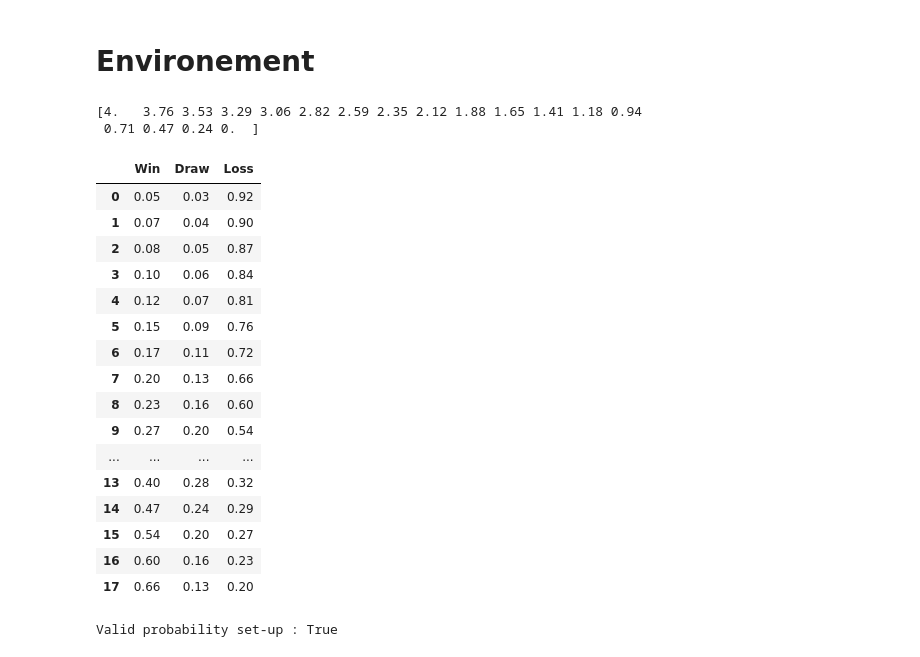
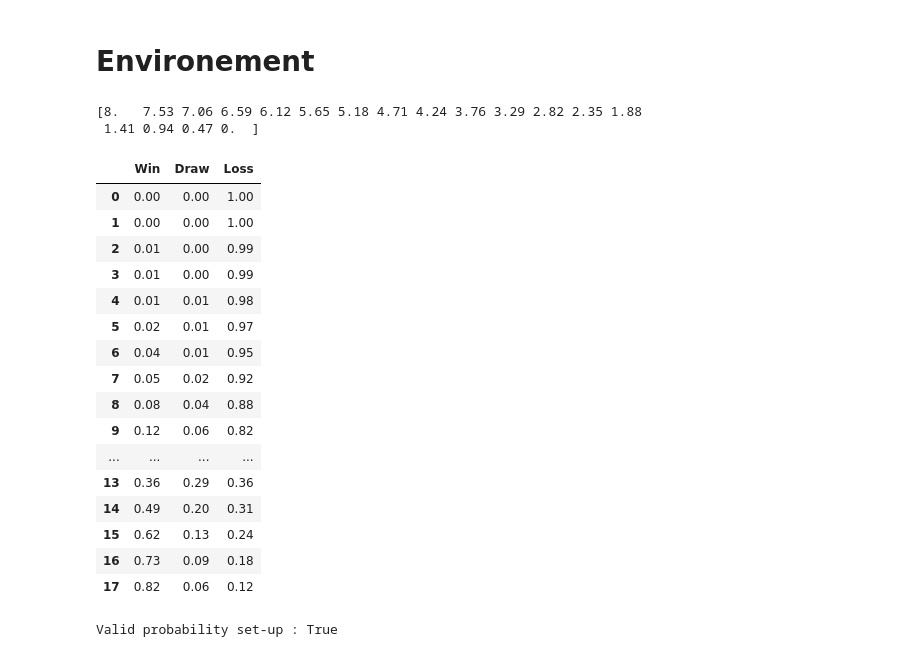
Before and after one commit to arnaud-odet/RL, a Jupyter notebook: notebooks/swiss_round.ipynb, the cells around one changed output. Drawn from its saved outputs; the diff is of its cells as text; code cells hidden in the pictures.

```diff
--- a/notebooks/swiss_round.ipynb
+++ b/notebooks/swiss_round.ipynb
@@ -48,39 +48,39 @@ def check_probability(team_strengths, max_draw_probability):
 # Environement
 # %%
 n_teams = 18
-max_str = 4
+max_str = 8
 threshold_ranks = [4,12]
-agent_id = threshold_ranks[-1]
+agent_id = threshold_ranks[-1] +1
 team_strengths = np.linspace(max_str,0,n_teams)
 #team_strengths = [4 * 0.9 ** i for i in range(n_teams)]
-mdp = 0.5
+mdp = 0.4
 
 print(np.array(team_strengths).round(2))
 wp, dp, lp = probability_tables(team_strengths=team_strengths, max_draw_probability=mdp)
 pd.concat([wp.loc[[agent_id]].rename(index={agent_id:'Win'}),
            dp.loc[[agent_id]].rename(index={agent_id:'Draw'}),
            lp.loc[[agent_id]].rename(index={agent_id:'Loss'}),
            ]).T.round(2)
 # %% [output]
-[4.   3.76 3.53 3.29 3.06 2.82 2.59 2.35 2.12 1.88 1.65 1.41 1.18 0.94
- 0.71 0.47 0.24 0.  ]
+[8.   7.53 7.06 6.59 6.12 5.65 5.18 4.71 4.24 3.76 3.29 2.82 2.35 1.88
+ 1.41 0.94 0.47 0.  ]
 |  | Win | Draw | Loss |
-| 0 | 0.05 | 0.03 | 0.92 |
-| 1 | 0.07 | 0.04 | 0.90 |
-| 2 | 0.08 | 0.05 | 0.87 |
-| 3 | 0.10 | 0.06 | 0.84 |
-| 4 | 0.12 | 0.07 | 0.81 |
-| 5 | 0.15 | 0.09 | 0.76 |
-| 6 | 0.17 | 0.11 | 0.72 |
-| 7 | 0.20 | 0.13 | 0.66 |
-| 8 | 0.23 | 0.16 | 0.60 |
-| 9 | 0.27 | 0.20 | 0.54 |
+| 0 | 0.00 | 0.00 | 1.00 |
+| 1 | 0.00 | 0.00 | 1.00 |
+| 2 | 0.01 | 0.00 | 0.99 |
+| 3 | 0.01 | 0.00 | 0.99 |
+| 4 | 0.01 | 0.01 | 0.98 |
+| 5 | 0.02 | 0.01 | 0.97 |
+| 6 | 0.04 | 0.01 | 0.95 |
+| 7 | 0.05 | 0.02 | 0.92 |
+| 8 | 0.08 | 0.04 | 0.88 |
+| 9 | 0.12 | 0.06 | 0.82 |
 | ... | ... | ... | ... |
-| 13 | 0.40 | 0.28 | 0.32 |
-| 14 | 0.47 | 0.24 | 0.29 |
-| 15 | 0.54 | 0.20 | 0.27 |
-| 16 | 0.60 | 0.16 | 0.23 |
-| 17 | 0.66 | 0.13 | 0.20 |
+| 13 | 0.36 | 0.29 | 0.36 |
+| 14 | 0.49 | 0.20 | 0.31 |
+| 15 | 0.62 | 0.13 | 0.24 |
+| 16 | 0.73 | 0.09 | 0.18 |
+| 17 | 0.82 | 0.06 | 0.12 |
 # %%
 n_rounds = 6
 bonus_points = [30,20]
```
Also changed, not shown: parts of 24 cells of this notebook, 4 other files.
